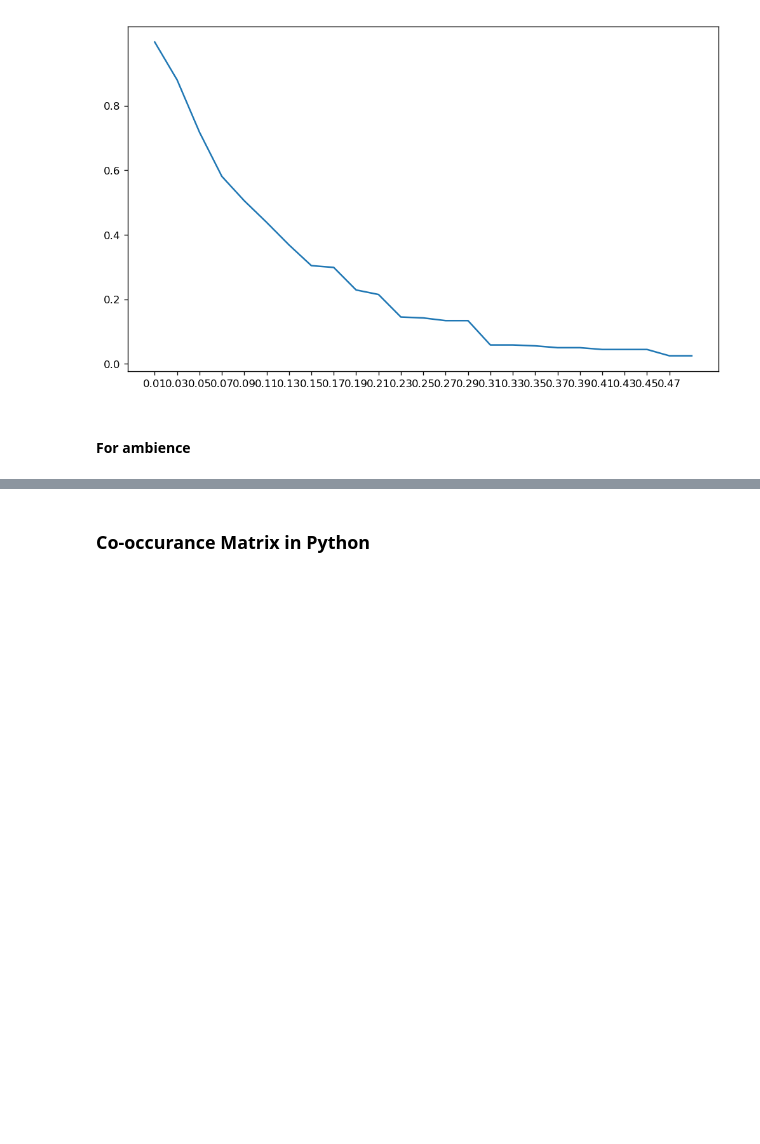
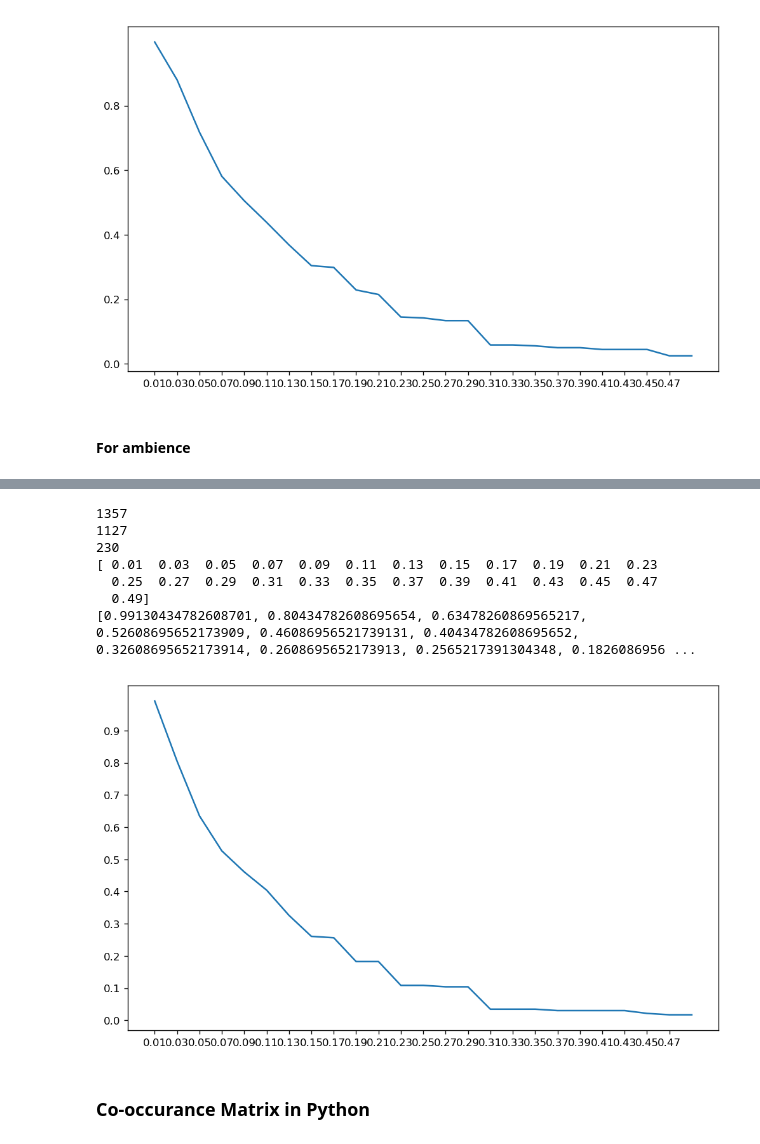
Before and after one commit to JituShinde77/Aspect_Based_Sentiment, a Jupyter notebook: ABSA.ipynb, the cells around one changed output, grey strips where cells are left out. Cells and saved outputs as stored; diff of their text form; code cells hidden in the pictures; blank space fills up the shorter version.

```diff
--- a/ABSA.ipynb
+++ b/ABSA.ipynb
@@ -1684,3 +1722,54 @@ print (count)
+# %%
+# The
+
+
+
+
+
+service_act_val = category_act['Act_value'].tolist()
+service_act_val.count(0)
+print (len(service_act_val))
+print (service_act_val.count(0))
+
+# Remove Zero occurance value from the list
+def remove_value_from_list(the_list, val):
+    return [value for value in the_list if value != val]
+
+service_act_val = remove_value_from_list(service_act_val, 0)
+print (len(service_act_val))
+
+# Total word in the networks are 592
+# Count for the 0.01 ,0.003
+#sum(i > 5 for i in j)
+
+x = np.arange(0.01, 0.50, 0.02)
+print (x)
+y = []
+for i in x:
+    #print (sum (k > i for k  in food_act_val ))
+    y.append((sum (k > i for k  in service_act_val ))/ (len(service_act_val)))
+
+print (y)
+
+%matplotlib inline
+
+plt.figure(num=None, figsize=(10, 6), dpi=120, facecolor='w', edgecolor='k')
+plt.plot(x, y)
+
+plt.xticks(np.arange( 0.01 , max(x), 0.02))
+plt.yticks(np.arange(0.0, 1, 0.1))
+
+
+plt.show()
+# %% [output]
+1357
+1127
+230
+[ 0.01  0.03  0.05  0.07  0.09  0.11  0.13  0.15  0.17  0.19  0.21  0.23
+  0.25  0.27  0.29  0.31  0.33  0.35  0.37  0.39  0.41  0.43  0.45  0.47
+  0.49]
+[0.99130434782608701, 0.80434782608695654, 0.63478260869565217, 0.52608695652173909, 0.46086956521739131, 0.40434782608695652, 0.32608695652173914, 0.2608695652173913, 0.2565217391304348, 0.1826086956 ...
+[figure, added]
 # %% [markdown]
 ### Co-occurance Matrix in Python
 # %%
```
Also changed, not shown: parts of 4 cells of this notebook.
